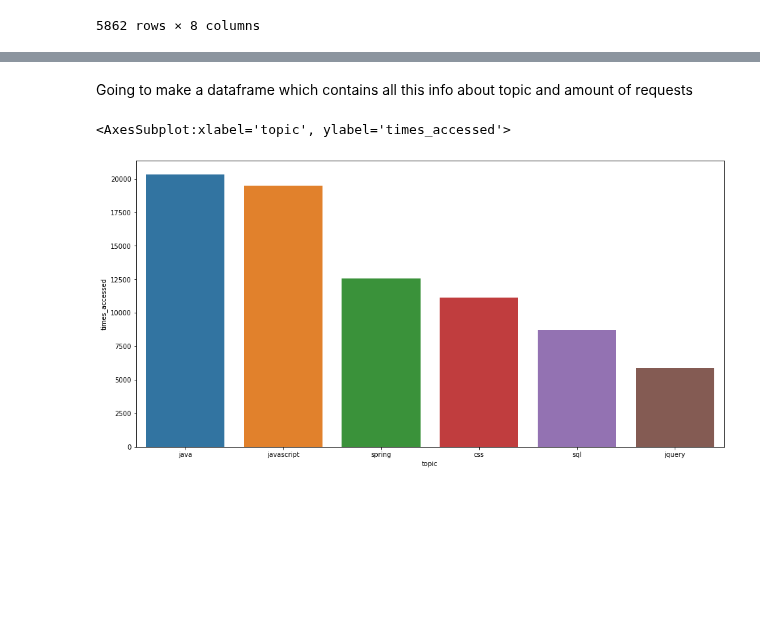
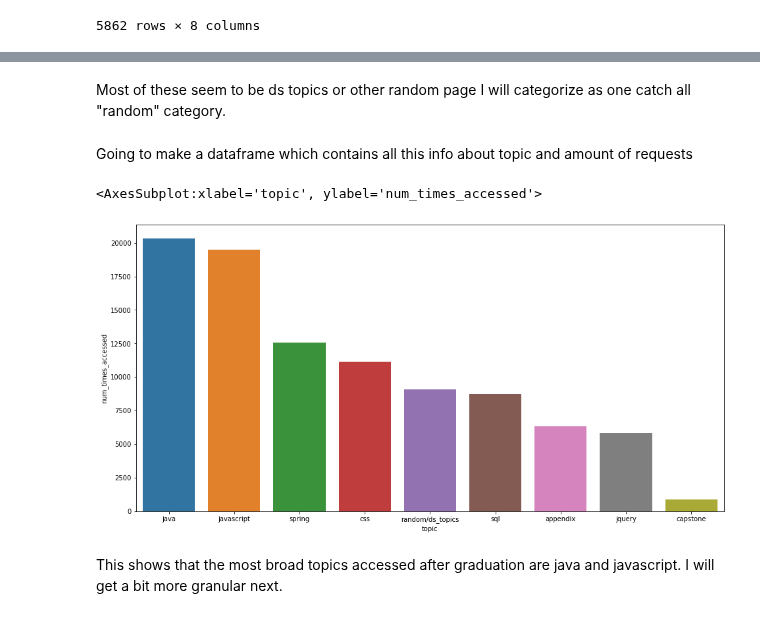
Before and after one commit to AACKV/anomaly_detection_project, a Jupyter notebook: andrew_working_notebook.ipynb, the cells around one changed output, grey strips where cells are left out. Drawn from its saved outputs; the diff is of its cells as text; code cells hidden in the pictures; blank space fills up the shorter version.

```diff
--- a/andrew_working_notebook.ipynb
+++ b/andrew_working_notebook.ipynb
@@ -562,17 +584,24 @@ wd_after_grad[wd_after_grad.path.str.contains('jquery')]
+# %% [markdown]
+Most of these seem to be ds topics or other random page I will categorize as one catch all "random" category.
 # %% [markdown]
 Going to make a dataframe which contains all this info about topic and amount of requests
 # %%
-wd_results = {'topic': ['javascript', 'java', 'css', 'spring', 'sql', 'jquery'],
-              'times_accessed': [wd_after_grad[wd_after_grad.path.str.contains('javascript[-/]|javascript$')].shape[0],
+wd_results = {'topic': ['javascript', 'java', 'css', 'spring', 'sql', 'jquery', 'appendix', 'capstone', 'random/ds_topics'],
+              'num_times_accessed': [wd_after_grad[wd_after_grad.path.str.contains('javascript[-/]|javascript$')].shape[0],
                                 wd_after_grad[wd_after_grad.path.str.contains('java[-/]|_java|java$')].shape[0],
                                 wd_after_grad[wd_after_grad.path.str.contains('css')].shape[0],
                                 wd_after_grad[wd_after_grad.path.str.contains('spring')].shape[0],
                                 wd_after_grad[wd_after_grad.path.str.contains('sql')].shape[0],
-                                wd_after_grad[wd_after_grad.path.str.contains('jquery')].shape[0]]}
+                                wd_after_grad[wd_after_grad.path.str.contains('jquery')].shape[0],
+                                wd_after_grad[wd_after_grad.path.str.contains('appendix')].shape[0],
+                                wd_after_grad[wd_after_grad.path.str.contains('capstone')].shape[0],
+                                wd_after_grad.shape[0]- wd_after_grad[wd_after_grad.path.str.contains('java|sql|jquery|spring|css|appendix|capstone|toc')].shape[0]]}
 # %%
-wd_results_df = pd.DataFrame(wd_results).sort_values('times_accessed', ascending=False)
+wd_results_df = pd.DataFrame(wd_results).sort_values('num_times_accessed', ascending=False)
 # %%
-sns.barplot(data= wd_results_df, x = 'topic', y = 'times_accessed')
+sns.barplot(data= wd_results_df, x = 'topic', y = 'num_times_accessed')
 # %% [output]
-<AxesSubplot:xlabel='topic', ylabel='times_accessed'>
+<AxesSubplot:xlabel='topic', ylabel='num_times_accessed'>
-[figure, old version]
+[figure, new version]
+# %% [markdown]
+This shows that the most broad topics accessed after graduation are java and javascript. I will get a bit more granular next.
```
Also changed, not shown: parts of 57 cells of this notebook.
